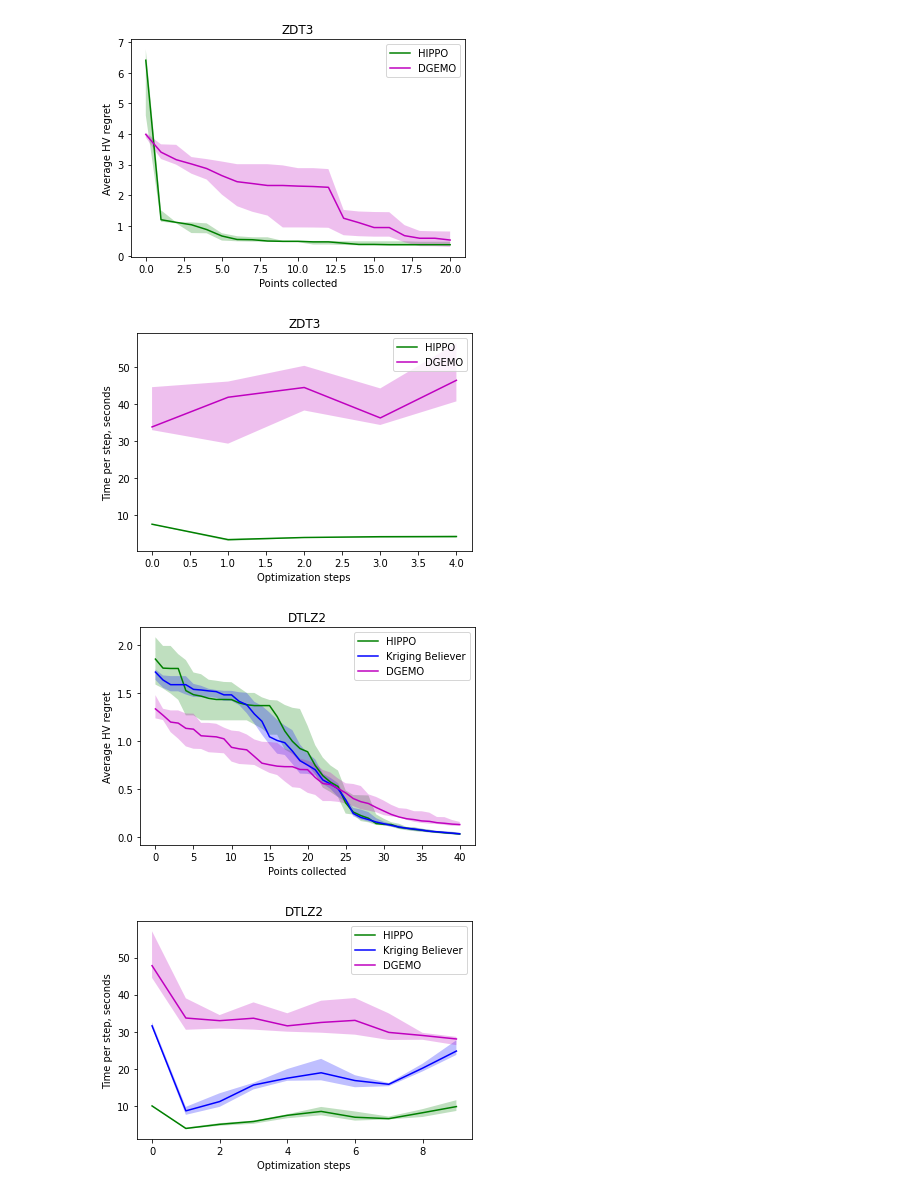
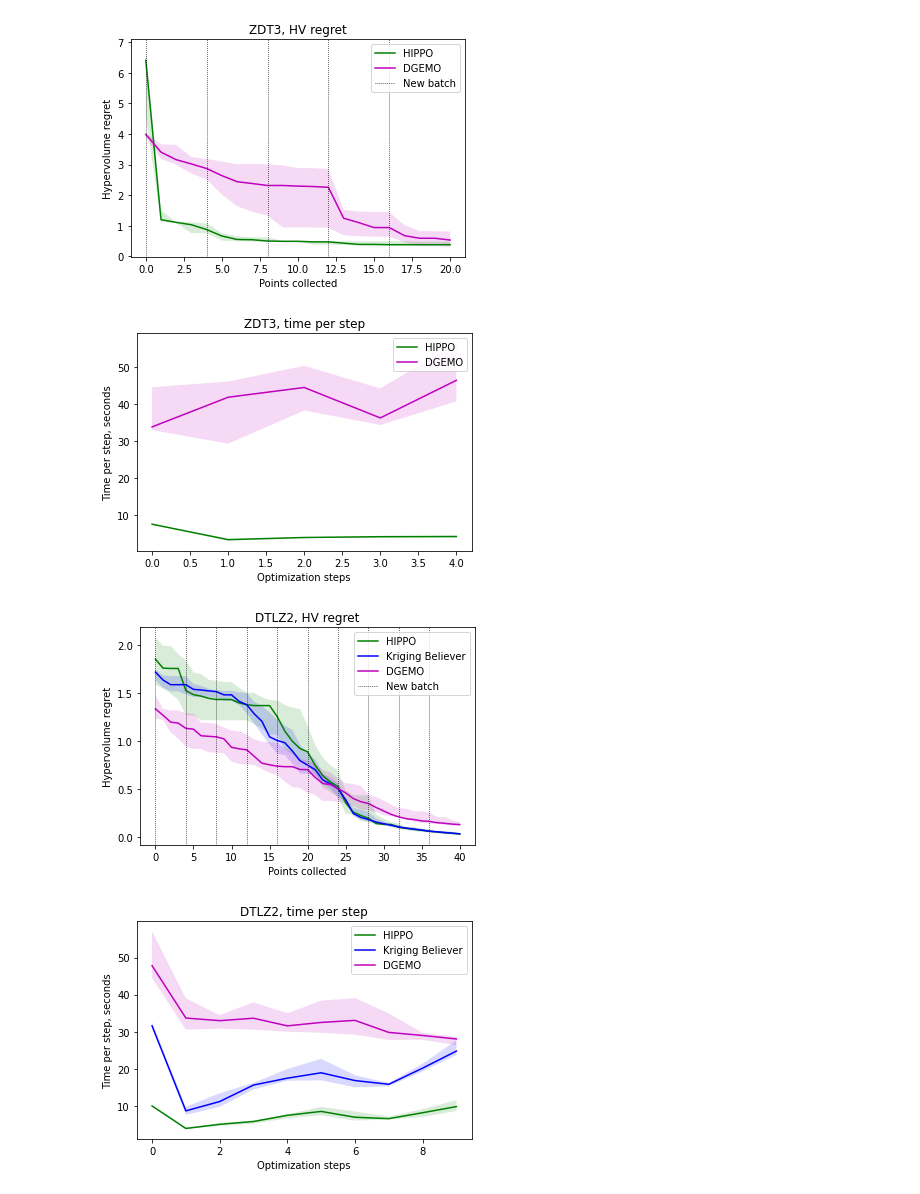
Before and after one commit to apaleyes/trieste, a Jupyter notebook: docs/notebooks/mo_lp/plot_results.ipynb, the cells around one changed output. Saved outputs shown, nothing was run; the diff lists cells and outputs as text; code cells hidden in the pictures.

```diff
--- a/docs/notebooks/mo_lp/plot_results.ipynb
+++ b/docs/notebooks/mo_lp/plot_results.ipynb
@@ -32,9 +31,12 @@ x = range(n_query_points * n_optimization_steps + 1)
 plot_median_quantiles(x, batch_mc_hv_regret, 'r', 'Batch MC')
 plot_median_quantiles(x, hippo_hv_regret, 'g', 'HIPPO')
 plot_median_quantiles(x, kb_hv_regret, 'b', 'Kriging Believer')
-plt.title("Simple1D")
+plt.axvline(x=0, c='k', ls=':', lw=0.75, label="New batch")
+for xc in range(n_query_points, n_query_points * n_optimization_steps, n_query_points):
+    plt.axvline(x=xc, c='k', ls=':', lw=0.75)
+plt.title("Simple1D, HV regret")
 plt.xlabel("Points collected")
-plt.ylabel("Average HV regret")
+plt.ylabel("Hypervolume regret")
 plt.legend()
 plt.show()
 
@@ -44,7 +46,7 @@ x = range(n_optimization_steps)
 plot_median_quantiles(x, batch_mc_time, 'r', 'Batch MC')
 plot_median_quantiles(x, hippo_time, 'g', 'HIPPO')
 plot_median_quantiles(x, kb_time, 'b', 'Kriging Believer')
-plt.title("Simple1D")
+plt.title("Simple1D, time per step")
 plt.xlabel("Optimization steps")
 plt.ylabel("Time per step, seconds")
 plt.legend()
@@ -116,12 +125,16 @@ plot_median_quantiles(x[:15*n_query_points+1], batch_mc_hv_regret, 'r', 'Batch M
 plot_median_quantiles(x, hippo_hv_regret, 'g', 'HIPPO')
 plot_median_quantiles(x, kb_hv_regret, 'b', 'Kriging Believer')
 plot_median_quantiles(x, dgemo_hv_regret, 'm', 'DGEMO')
-plt.title("Scaled Hartmann-Ackley")
+plt.axvline(x=0, c='k', ls=':', lw=0.75, label="New batch")
+for xc in range(n_query_points, n_query_points * n_optimization_steps, n_query_points):
+    plt.axvline(x=xc, c='k', ls=':', lw=0.75)
+plt.title("Hartmann-Ackley, HV regret")
 plt.xlabel("Points collected")
-plt.ylabel("Average HV regret")
+plt.ylabel("Hypervolume regret")
 plt.legend()
+if save_files:
+    plt.savefig('hartmann-ackley_hv_regret.pdf')
 plt.show()
-
 
 # time per step
 x = range(n_optimization_steps)
@@ -130,9 +143,11 @@ plot_median_quantiles(x[:15], batch_mc_time, 'r', 'Batch MC')
 plot_median_quantiles(x, hippo_time, 'g', 'HIPPO')
 plot_median_quantiles(x, kb_time, 'b', 'Kriging Believer')
 plot_median_quantiles(x, dgemo_time, 'm', 'DGEMO')
-plt.title("Scaled Hartmann-Ackley")
+plt.title("Hartmann-Ackley, time per step")
 plt.xlabel("Optimization steps")
 plt.ylabel("Time per step, seconds")
 plt.legend()
+if save_files:
+    plt.savefig('hartmann-ackley_time.pdf')
 plt.show()
 # %% [output]
@@ -163,9 +178,12 @@ x = range(n_query_points * n_optimization_steps + 1)
 plot_median_quantiles(x, hippo_hv_regret, 'g', 'HIPPO')
 plot_median_quantiles(x, dgemo_hv_regret, 'm', 'DGEMO')
 # plot_median_quantiles(x, kb_hv_regret, 'b', 'Kriging Believer')
-plt.title("ZDT3")
+plt.axvline(x=0, c='k', ls=':', lw=0.75, label="New batch")
+for xc in range(n_query_points, n_query_points * n_optimization_steps, n_query_points):
+    plt.axvline(x=xc, c='k', ls=':', lw=0.75)
+plt.title("ZDT3, HV regret")
 plt.xlabel("Points collected")
-plt.ylabel("Average HV regret")
+plt.ylabel("Hypervolume regret")
 plt.legend()
 plt.show()
 
@@ -177,14 +195,14 @@ x = range(n_optimization_steps)
 plot_median_quantiles(x, hippo_time, 'g', 'HIPPO')
 plot_median_quantiles(x, dgemo_time, 'm', 'DGEMO')
 # plot_median_quantiles(x, kb_time, 'b', 'Kriging Believer')
-plt.title("ZDT3")
+plt.title("ZDT3, time per step")
 plt.xlabel("Optimization steps")
 plt.ylabel("Time per step, seconds")
 plt.legend()
 plt.show()
 # %% [output]
-[figure, old version]
+[figure, new version]
-[figure, old version]
+[figure, new version]
 # %%
 hippo_hv_regret = np.loadtxt("results/HIPPO_DTLZ2_n_initial_points_3_n_query_points_4_n_optimization_steps_10_n_repeats_10_seed_None", delimiter=",")
 kb_hv_regret = np.loadtxt("results/KB_DTLZ2_n_initial_points_3_n_query_points_4_n_optimization_steps_10_n_repeats_10_seed_None", delimiter=",")
@@ -193,38 +211,45 @@ dgemo_regret = np.loadtxt("results/DGEMO_dtlz2_n_initial_points_3_n_query_points
 hippo_time = np.loadtxt("results/HIPPO_DTLZ2_n_initial_points_3_n_query_points_4_n_optimization_steps_10_n_repeats_10_seed_None_time", delimiter=",")
 kb_time = np.loadtxt("results/KB_DTLZ2_n_initial_points_3_n_query_points_4_n_optimization_steps_10_n_repeats_10_seed_None_time", delimiter=",")
 dgemo_time = np.loadtxt("results/DGEMO_dtlz2_n_initial_points_3_n_query_points_4_n_optimization_steps_10_n_repeats_10_seed_None_time", delimiter=",")
 
 n_query_points = 4
 n_optimization_steps = 10
 
 
 # regret
 x = range(n_query_points * n_optimization_steps + 1)
 
 plot_median_quantiles(x, hippo_hv_regret, 'g', 'HIPPO')
 plot_median_quantiles(x, kb_hv_regret, 'b', 'Kriging Believer')
 plot_median_quantiles(x, dgemo_regret, 'm', 'DGEMO')
-plt.title("DTLZ2")
+plt.axvline(x=0, c='k', ls=':', lw=0.75, label="New batch")
+for xc in range(n_query_points, n_query_points * n_optimization_steps, n_query_points):
+    plt.axvline(x=xc, c='k', ls=':', lw=0.75)
+plt.title("DTLZ2, HV regret")
 plt.xlabel("Points collected")
-plt.ylabel("Average HV regret")
+plt.ylabel("Hypervolume regret")
 plt.legend()
+if save_files:
+    plt.savefig('dtlz2_hv_regret.pdf')
 plt.show()
 
 
 # time per step
 x = range(n_optimization_steps)
 
 plot_median_quantiles(x, hippo_time, 'g', 'HIPPO')
 plot_median_quantiles(x, kb_time, 'b', 'Kriging Believer')
 plot_median_quantiles(x, dgemo_time, 'm', 'DGEMO')
-plt.title("DTLZ2")
+plt.title("DTLZ2, time per step")
 plt.xlabel("Optimization steps")
 plt.ylabel("Time per step, seconds")
 plt.legend()
+if save_files:
+    plt.savefig('dtlz2_time.pdf')
 plt.show()
 # %% [output]
-[figure, old version]
+[figure, new version]
-[figure, old version]
+[figure, new version]
 # %%
 batch_mc_hv_regret = np.loadtxt("results/BatchMC_VLMOP2_n_initial_points_3_n_query_points_4_n_optimization_steps_10_n_repeats_10_seed_None", delimiter=",")
 hippo_hv_regret = np.loadtxt("results/HIPPO_VLMOP2_n_initial_points_3_n_query_points_4_n_optimization_steps_10_n_repeats_10_seed_None", delimiter=",")
```
Also changed, not shown: parts of 9 cells of this notebook.
